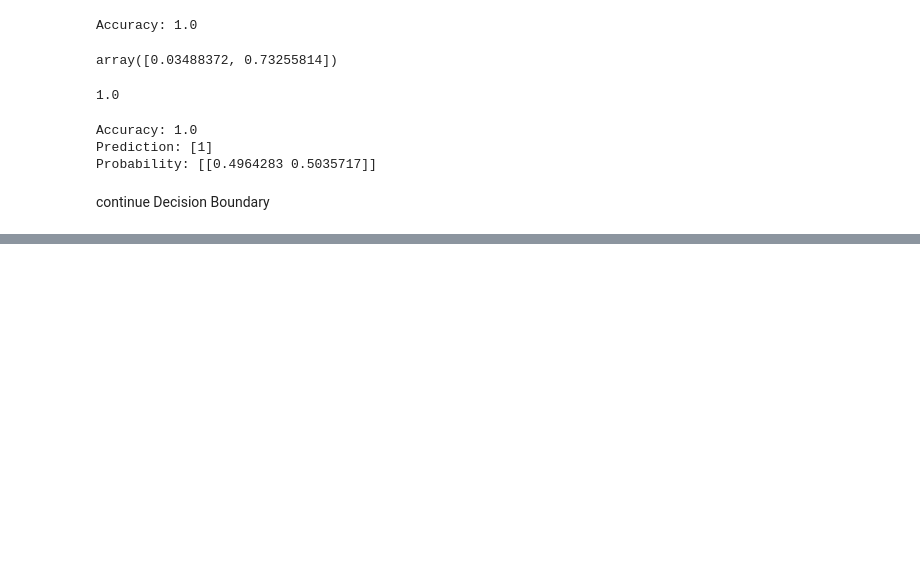
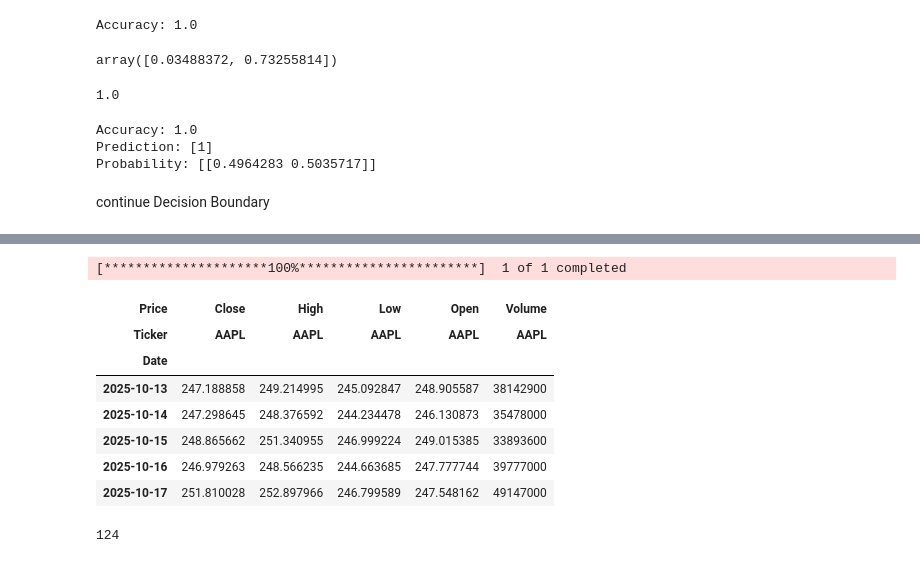
Before and after one commit to hady872/AI_Learning_Journey, a Jupyter notebook: machine_learning/ML_basics.ipynb, the cells around one changed output, grey strips where cells are left out. Drawn from its saved outputs; the diff is of its cells as text; code cells hidden in the pictures; blank space fills up the shorter version.

```diff
--- a/machine_learning/ML_basics.ipynb
+++ b/machine_learning/ML_basics.ipynb
@@ -458,0 +490,20 @@ continue Decision Boundary
+# %%
+import yfinance as yf
+import pandas as pd
+
+df = yf.download("AAPL", period="6mo")
+df.head()
+# %% [output]
+[*********************100%***********************]  1 of 1 completed
+| Price | Close | High | Low | Open | Volume |
+| Ticker | AAPL | AAPL | AAPL | AAPL | AAPL |
+| Date |  |  |  |  |  |
+| 2025-10-13 | 247.188858 | 249.214995 | 245.092847 | 248.905587 | 38142900 |
+| 2025-10-14 | 247.298645 | 248.376592 | 244.234478 | 246.130873 | 35478000 |
+| 2025-10-15 | 248.865662 | 251.340955 | 246.999224 | 249.015385 | 33893600 |
+| 2025-10-16 | 246.979263 | 248.566235 | 244.663685 | 247.777744 | 39777000 |
+| 2025-10-17 | 251.810028 | 252.897966 | 246.799589 | 247.548162 | 49147000 |
+# %%
+print(len(df))
+# %% [output]
+124
```
Also changed, not shown: parts of 19 cells of this notebook.
